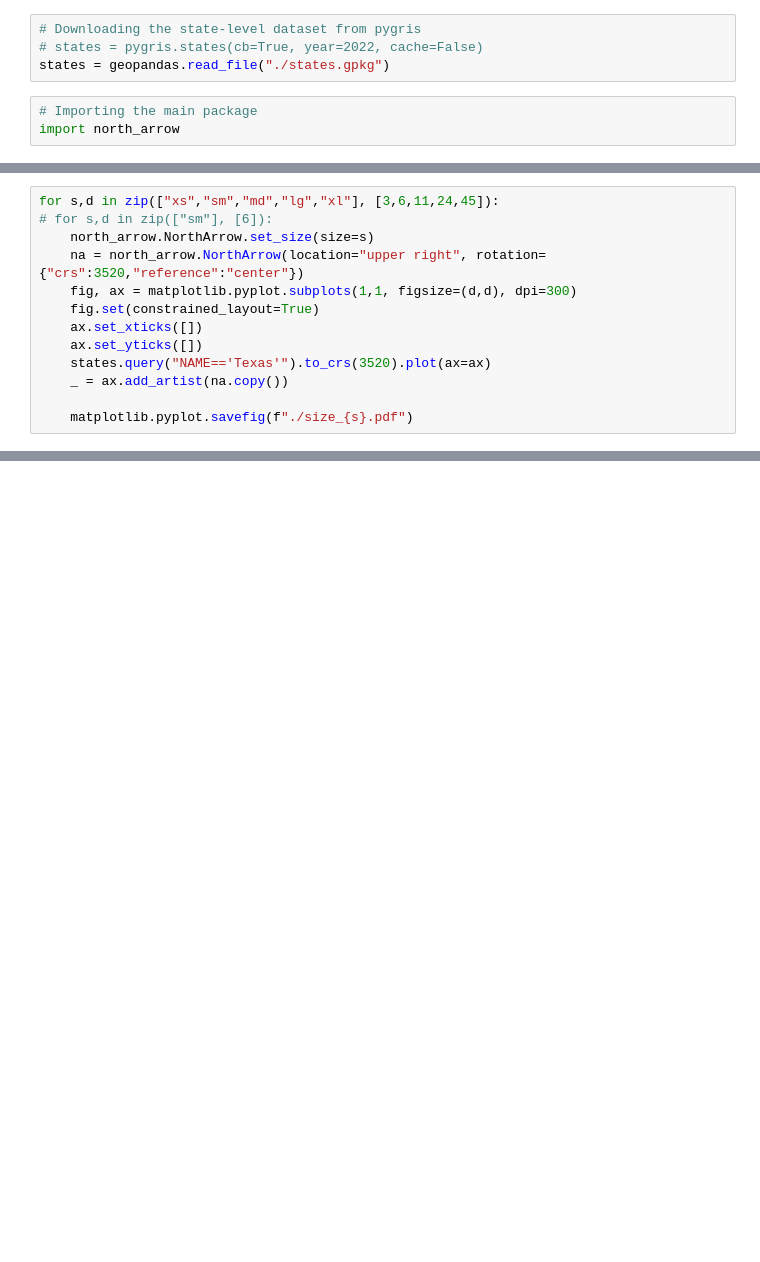
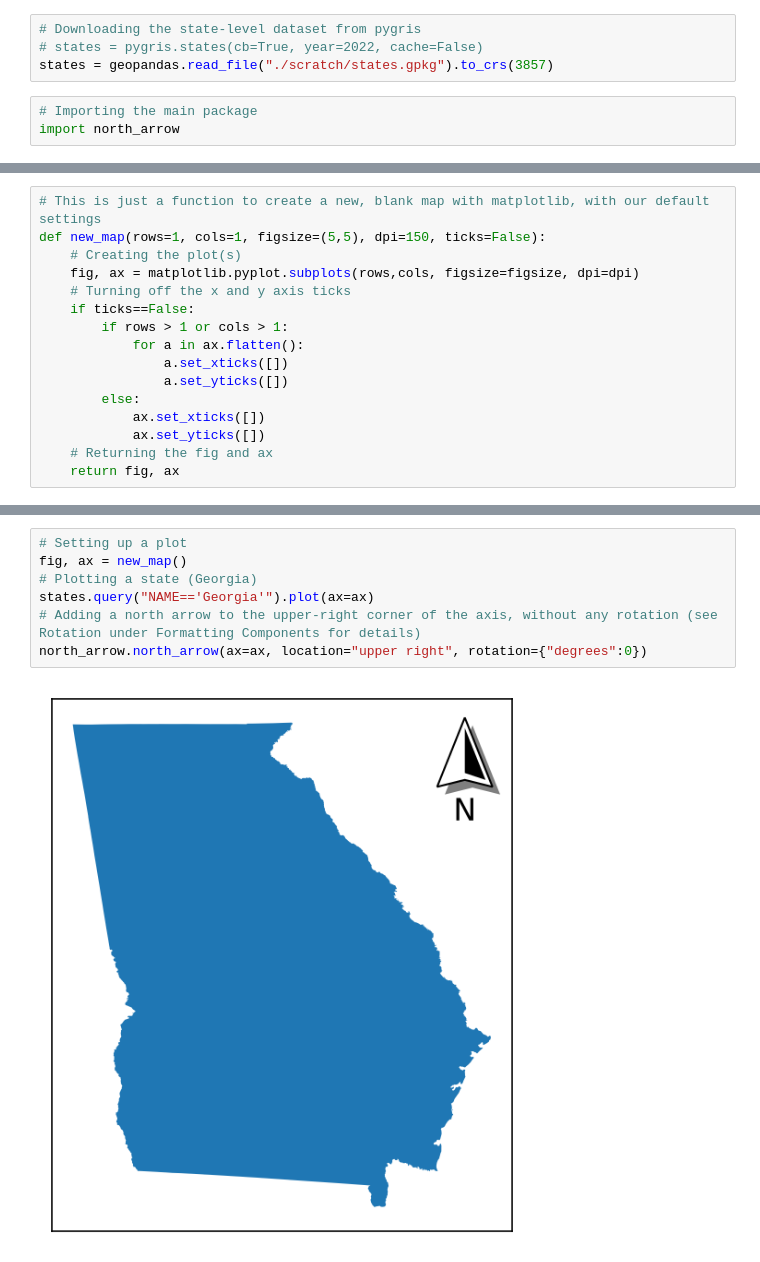
Before and after one commit to moss-xyz/matplotlib-map-utils, a Jupyter notebook: matplotlib_map_utils/howto_north_arrow.ipynb, the cells around one changed output, grey strips where cells are left out. Cells and saved outputs as stored; diff of their text form; blank space fills up the shorter version.

```diff
--- a/matplotlib_map_utils/howto_north_arrow.ipynb
+++ b/matplotlib_map_utils/howto_north_arrow.ipynb
@@ -11,7 +12,7 @@ import matplotlib.pyplot # visualization
 # %%
 # Downloading the state-level dataset from pygris
 # states = pygris.states(cb=True, year=2022, cache=False)
-states = geopandas.read_file("./states.gpkg")
+states = geopandas.read_file("./scratch/states.gpkg").to_crs(3857)
 # %%
 # Importing the main package
 import north_arrow
@@ -62,13 +18,0 @@ importlib.reload(north_arrow)
-# %%
-for s,d in zip(["xs","sm","md","lg","xl"], [3,6,11,24,45]):
-# for s,d in zip(["sm"], [6]):
-    north_arrow.NorthArrow.set_size(size=s)
-    na = north_arrow.NorthArrow(location="upper right", rotation={"crs":3520,"reference":"center"})
-    fig, ax = matplotlib.pyplot.subplots(1,1, figsize=(d,d), dpi=300)
-    fig.set(constrained_layout=True)
-    ax.set_xticks([])
-    ax.set_yticks([])
-    states.query("NAME=='Texas'").to_crs(3520).plot(ax=ax)
-    _ = ax.add_artist(na.copy())
-
-    matplotlib.pyplot.savefig(f"./size_{s}.pdf")
@@ -80,0 +19,16 @@ for s,d in zip(["xs","sm","md","lg","xl"], [3,6,11,24,45]):
+# %%
+# This is just a function to create a new, blank map with matplotlib, with our default settings
+def new_map(rows=1, cols=1, figsize=(5,5), dpi=150, ticks=False):
+    # Creating the plot(s)
+    fig, ax = matplotlib.pyplot.subplots(rows,cols, figsize=figsize, dpi=dpi)
+    # Turning off the x and y axis ticks
+    if ticks==False:
+        if rows > 1 or cols > 1:
+            for a in ax.flatten():
+                a.set_xticks([])
+                a.set_yticks([])
+        else:
+            ax.set_xticks([])
+            ax.set_yticks([])
+    # Returning the fig and ax
+    return fig, ax
@@ -80,0 +38,9 @@ for s,d in zip(["xs","sm","md","lg","xl"], [3,6,11,24,45]):
+# %%
+# Setting up a plot
+fig, ax = new_map()
+# Plotting a state (Georgia)
+states.query("NAME=='Georgia'").plot(ax=ax)
+# Adding a north arrow to the upper-right corner of the axis, without any rotation (see Rotation under Formatting Components for details)
+north_arrow.north_arrow(ax=ax, location="upper right", rotation={"degrees":0})
+# %% [output]
+[figure, added]
```
Also changed, not shown: parts of 60 cells of this notebook, 3 other files.
